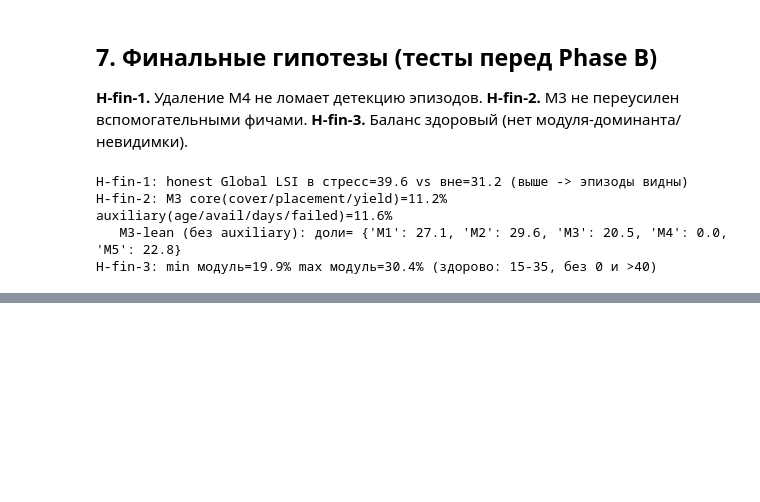
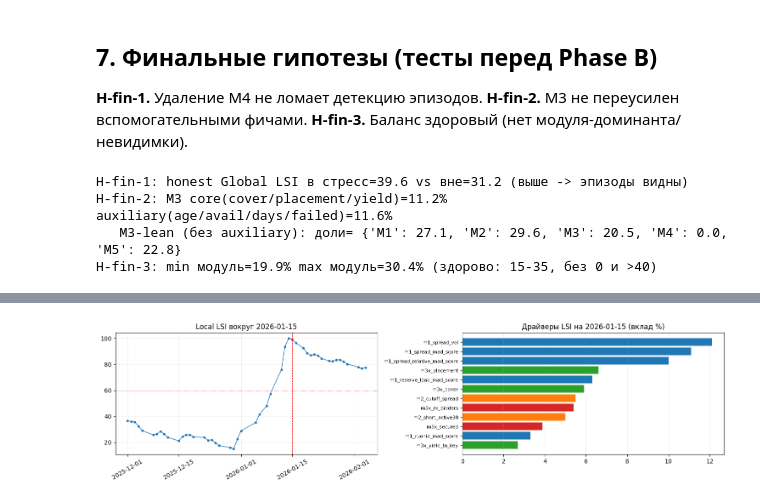
Before and after one commit to Povid1o/MathMode_LiquidityCatchers_RuLiquiditySentinel, a Jupyter notebook: lab/11_combined_honest_lsi.ipynb, the cells around one changed output, grey strips where cells are left out. Drawn from its saved outputs; the diff is of its cells as text; code cells hidden in the pictures; blank space fills up the shorter version.

```diff
--- a/lab/11_combined_honest_lsi.ipynb
+++ b/lab/11_combined_honest_lsi.ipynb
@@ -207,0 +214,8 @@ H-fin-3: min модуль=19.9% max модуль=30.4% (здорово: 15-35,
+# %%
+# Local-модель на последних 365 днях (как в проде)
+loc_mask=(dts>=dts.max()-pd.Timedelta(days=365)).to_numpy(); loc=d[loc_mask].reset_index(drop=True)
+art_loc=u.fit_lsi_like_model(loc,LW); ld=pd.to_datetime(loc['date'])
+TARGET='2026-01-15'
+idx,tbl,mod=u.explain_lsi_point(art_loc,loc,TARGET,top_n=12)
+print('LSI на %s = %.1f | вклад модулей: %s'%(ld[idx].date(),art_loc['lsi'][idx],mod))
+display(tbl)
@@ -207,0 +237,14 @@ H-fin-3: min модуль=19.9% max модуль=30.4% (здорово: 15-35,
+# %%
+# визуализация: всплеск + драйверы
+fig,ax=plt.subplots(1,2,figsize=(15,4))
+win=(ld>=pd.Timestamp(TARGET)-pd.Timedelta(days=45))&(ld<=pd.Timestamp(TARGET)+pd.Timedelta(days=20))
+ax[0].plot(ld[win],art_loc['lsi'][win.values],marker='o',ms=3,lw=1)
+ax[0].axvline(pd.Timestamp(TARGET),color='r',ls='--',lw=.8); ax[0].axhline(60,color='r',ls=':',lw=.6)
+ax[0].set_title('Local LSI вокруг %s'%TARGET); ax[0].grid(alpha=.2); ax[0].tick_params(axis='x',rotation=30)
+cmap={'M1':'tab:blue','M2':'tab:orange','M3':'tab:green','M5':'tab:red'}
+t12=tbl.iloc[::-1]
+ax[1].barh(t12.feature,t12['contrib_%'],color=[cmap.get(m,'gray') for m in t12.module])
+ax[1].set_title('Драйверы LSI на %s (вклад %%)'%TARGET); ax[1].tick_params(axis='y',labelsize=8); ax[1].grid(alpha=.2,axis='x')
+plt.tight_layout(); plt.show()
+# %% [output]
+[figure, added]
```
Also changed, not shown: parts of 16 cells of this notebook, 2 other files.
